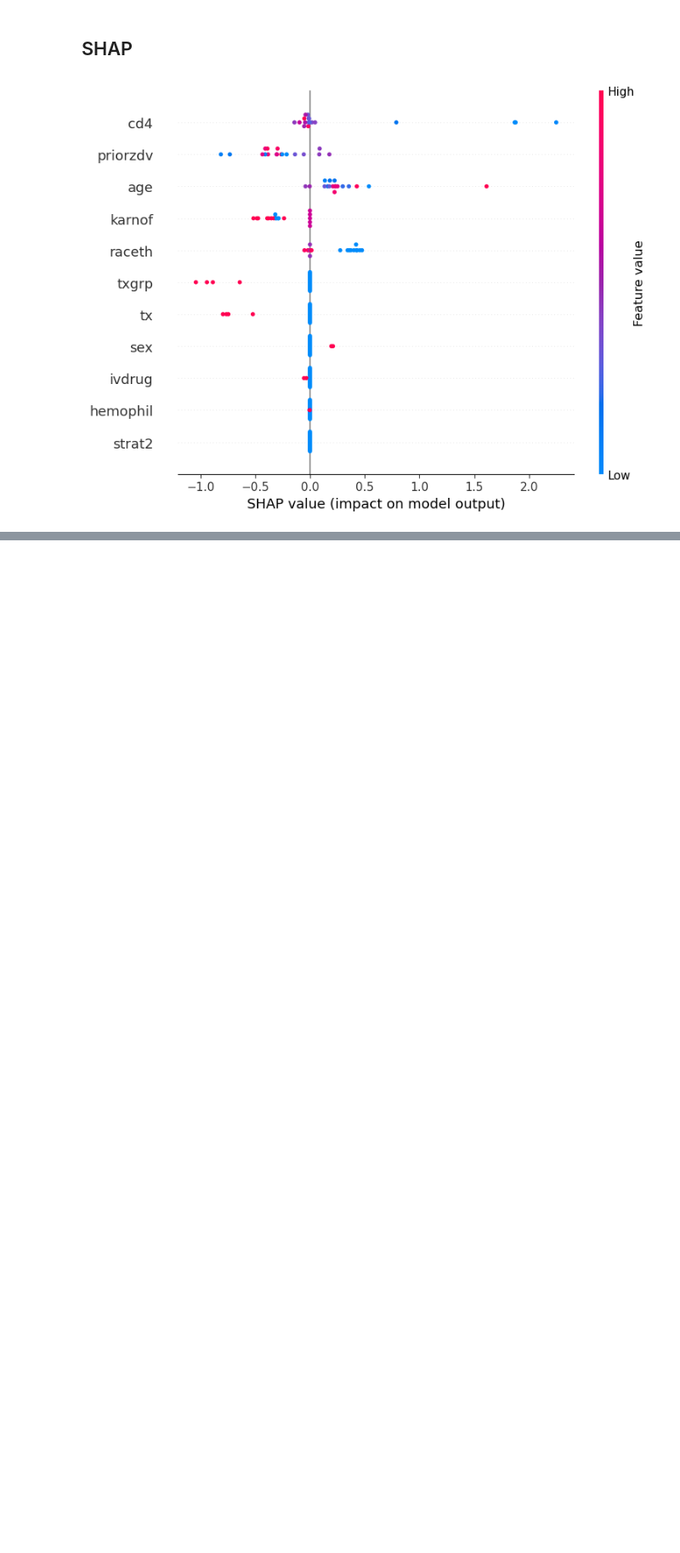
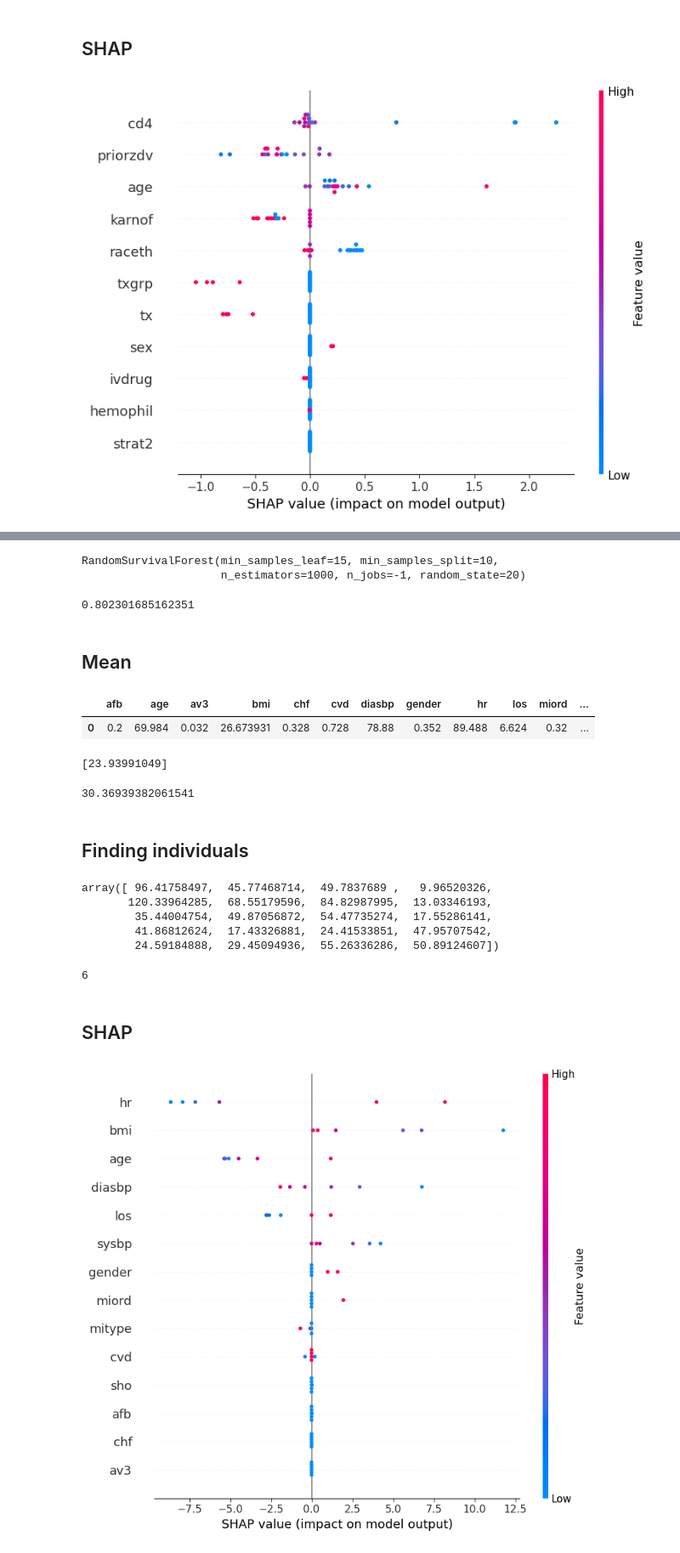
Before and after one commit to dmachlanski/ssp25-feature-attributions, a Jupyter notebook: eda.ipynb, the cells around one changed output, grey strips where cells are left out. Shown: that part at 85% size. Saved outputs shown, nothing was run; the diff lists cells and outputs as text; code cells hidden in the pictures; blank space fills up the shorter version.

```diff
--- a/eda.ipynb
+++ b/eda.ipynb
@@ -252,0 +309,15 @@ shap.summary_plot(shap_vals, X_test[sel_mask])
+# %%
+rsf = RandomSurvivalForest(
+    n_estimators=1000, min_samples_split=10, min_samples_leaf=15, n_jobs=-1, random_state=random_state
+)
+
+rsf.fit(X_train, y_train)
+# %% [output]
+RandomSurvivalForest(min_samples_leaf=15, min_samples_split=10,
+                     n_estimators=1000, n_jobs=-1, random_state=20)
+# %%
+rsf.score(X_test, y_test)
+# %% [output]
+0.802301685162351
+# %% [markdown]
+## Mean
@@ -252,0 +326,42 @@ shap.summary_plot(shap_vals, X_test[sel_mask])
+# %%
+X_mean
+# %% [output]
+|  | afb | age | av3 | bmi | chf | cvd | diasbp | gender | hr | los | miord | ... |
+| 0 | 0.2 | 69.984 | 0.032 | 26.673931 | 0.328 | 0.728 | 78.88 | 0.352 | 89.488 | 6.624 | 0.32 | ... |
+# %%
+y_mean = rsf.predict(X_mean)
+print(y_mean)
+# %% [output]
+[23.93991049]
+# %%
+rsf.predict(X_train).std()
+# %% [output]
+30.36939382061541
+# %% [markdown]
+## Finding individuals
+# %%
+y_pred = rsf.predict(X_test)
+# %%
+y_pred[:20]
+# %% [output]
+array([ 96.41758497,  45.77468714,  49.7837689 ,   9.96520326,
+       120.33964285,  68.55179596,  84.82987995,  13.03346193,
+        35.44004754,  49.87056872,  54.47735274,  17.55286141,
+        41.86812624,  17.43326881,  24.41533851,  47.95707542,
+        24.59184888,  29.45094936,  55.26336286,  50.89124607])
+# %%
+eps = 1.0
+# %%
+np.sum(np.abs(y_pred - y_mean) < eps)
+# %% [output]
+6
+# %%
+sel_mask = np.abs(y_pred - y_mean) < eps
+# %% [markdown]
+## SHAP
+# %%
+ex = shap.KernelExplainer(rsf.predict, X_mean)
+shap_vals = ex.shap_values(X_test[sel_mask])
+shap.summary_plot(shap_vals, X_test[sel_mask])
+# %% [output]
+[figure, added]
```
Also changed, not shown: parts of 11 cells of this notebook.
